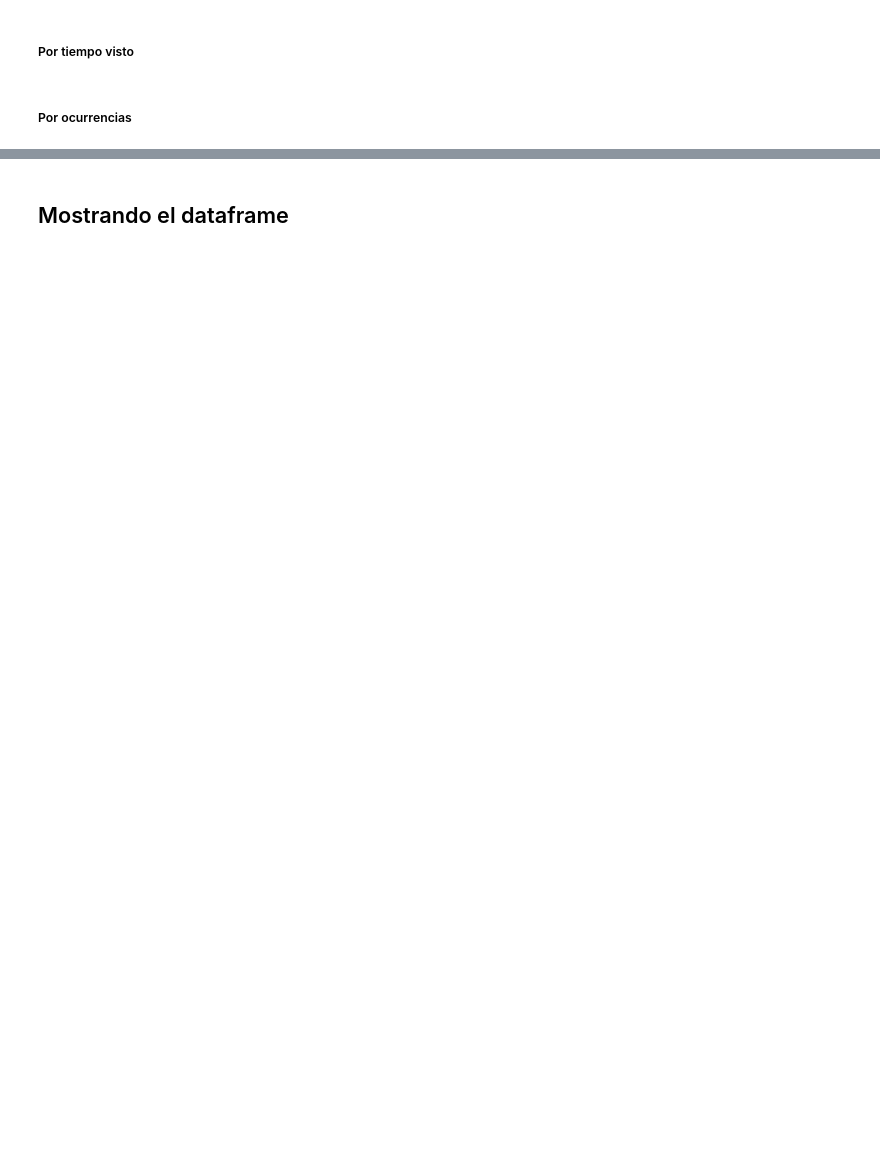
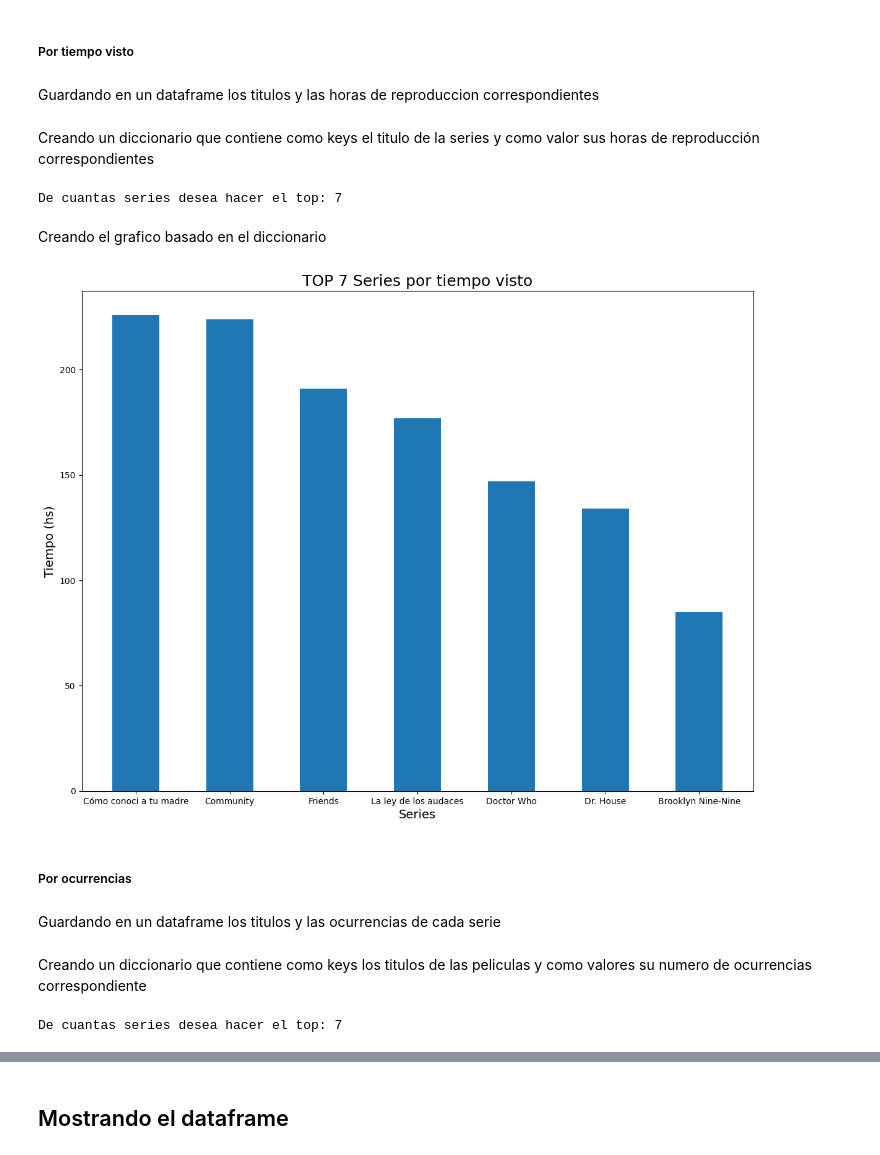
Before and after one commit to dangoldmann/TP-Netflix, a Jupyter notebook: TP_Netflix.ipynb, the cells around one changed output, grey strips where cells are left out. Drawn from its saved outputs; the diff is of its cells as text; code cells hidden in the pictures; blank space fills up the shorter version.

```diff
--- a/TP_Netflix.ipynb
+++ b/TP_Netflix.ipynb
@@ -168,4 +150,38 @@ Mounted at /content/drive
 # %% [markdown]
 ##### Por tiempo visto
+# %% [markdown]
+Guardando en un dataframe los titulos y las horas de reproduccion correspondientes
+# %%
+series_durations = df_series.groupby("Title")[["Duration"]].sum()
+series_durations = series_durations.sort_values(by="Duration", ascending = False).reset_index()
+# %% [markdown]
+Creando un diccionario que contiene como keys el titulo de la series y como valor sus horas de reproducción correspondientes
+# %%
+peli_duracion = {}
+
+cantidadTopTiempo = int(input("De cuantas series desea hacer el top: "))
+i = 0
+while i < cantidadTopTiempo:
+  title = series_durations["Title"][i]
+  duration = int(series_durations["Duration"][i] / 3600)
+  peli_duracion[title] = duration
+  i += 1
+# %% [output]
+De cuantas series desea hacer el top: 7
+# %% [markdown]
+Creando el grafico basado en el diccionario
+# %%
+fig = plt.figure(figsize = (cantidadTopTiempo * 2, cantidadTopTiempo * 1.5))
+plt.bar(peli_duracion.keys(), peli_duracion.values(), width = 0.5)
+
+plt.xlabel('Series', fontSize=14)
+plt.ylabel('Tiempo (hs)', fontSize=14)
+
+plt.title("TOP " + str(cantidadTopTiempo) + " Series por tiempo visto", fontSize = 18)
+plt.show()
+# %% [output]
+[figure, added]
 # %% [markdown]
 ##### Por ocurrencias
+# %% [markdown]
+Guardando en un dataframe los titulos y las ocurrencias de cada serie
@@ -171,0 +192,14 @@ Mounted at /content/drive
+# %% [markdown]
+Creando un diccionario que contiene como keys los titulos de las peliculas y como valores su numero de ocurrencias correspondiente
+# %%
+peli_ocurrencia = {}
+
+cantidadTopOcurrencias = int(input("De cuantas series desea hacer el top: "))
+i = 0
+while i < cantidadTopOcurrencias:
+  title = series_occurrences["Title"][i]
+  occurrences = series_occurrences["Occurrences"][i]
+  peli_ocurrencia[title] = occurrences
+  i += 1
+# %% [output]
+De cuantas series desea hacer el top: 7
```
Also changed, not shown: parts of 11 cells of this notebook.
